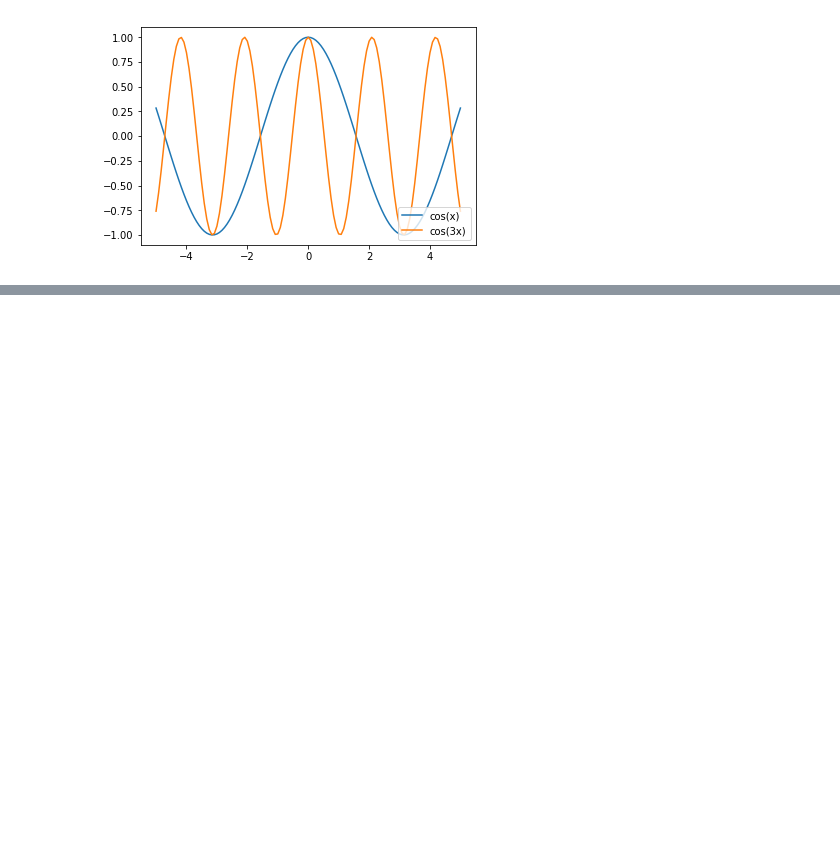
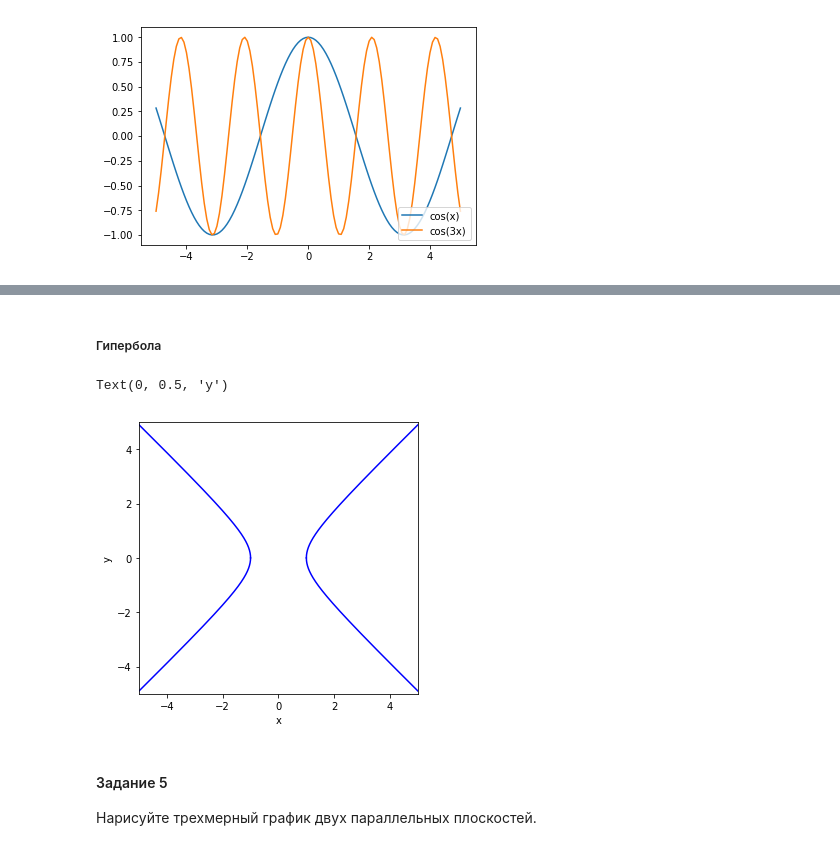
Before and after one commit to meFargot/gu-math, a Jupyter notebook: homework_01.ipynb, the cells around one changed output, grey strips where cells are left out. Drawn from its saved outputs; the diff is of its cells as text; code cells hidden in the pictures; blank space fills up the shorter version.

```diff
--- a/homework_01.ipynb
+++ b/homework_01.ipynb
@@ -20,0 +114,26 @@ plt.legend(loc=4);
+# %% [markdown]
+##### Гипербола
+# %%
+x = []
+y1 = []
+y2 = []
+a = 1
+b = 1
+for i in range(-5000, 5001):
+    x_ = i/1000
+    x.append(x_)
+    y1.append(np.sqrt( b*((x_**2/a**2) - 1) ))
+    y2.append(-np.sqrt( b*((x_**2/a**2) - 1) ))
+plt.figure(figsize=(5,5))
+plt.xlim(-5,5)
+plt.ylim(-5,5)
+plt.plot(x,y1, color='blue')
+plt.plot(x,y2, color='blue')
+plt.xlabel('x')
+plt.ylabel('y')
+# %% [output]
+Text(0, 0.5, 'y')
+[figure, added]
+# %% [markdown]
+#### Задание 5
+Нарисуйте трехмерный график двух параллельных плоскостей.
```
Also changed, not shown: parts of 20 cells of this notebook.
